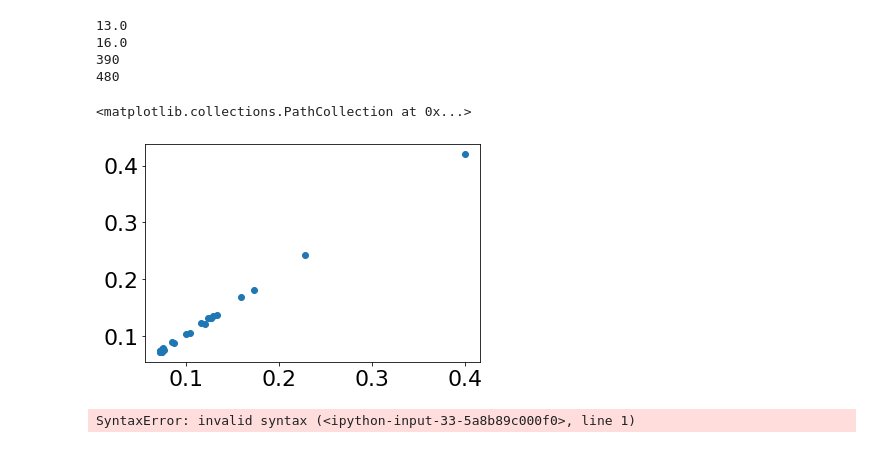
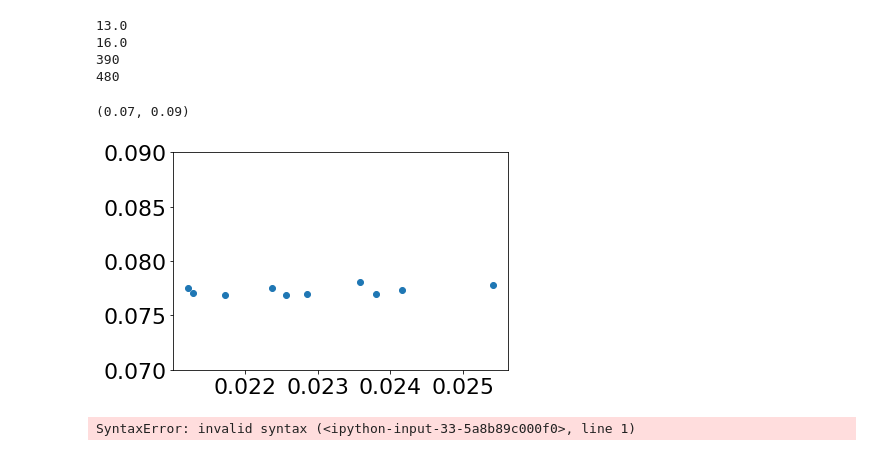
Before and after one commit to travers-rhodes/IROS2022CurvVAE, a Jupyter notebook: notebooks/REVIEW-FEEDBACK FIG4 200 pts PlotGenerationAndFormatting.ipynb, the cells around one changed output. Cells and saved outputs as stored; diff of their text form; code cells hidden in the pictures.

```diff
--- a/notebooks/REVIEW-FEEDBACK FIG4 200 pts PlotGenerationAndFormatting.ipynb
+++ b/notebooks/REVIEW-FEEDBACK FIG4 200 pts PlotGenerationAndFormatting.ipynb
@@ -446,21 +446,22 @@ print(len(finalfitdataset_curv))
 # %%
 labelcheck = []
 for i,dat in enumerate(all_traintesterrors):
     (beta,gamma,latentdim,lr,savedir)=all_models[i]
     dat = np.array(dat)
     okinds = np.arange(len(dat)) > (len(dat)-2) # (dat[:,1] < 0.3) *
     train = dat[okinds,1]
     test = dat[okinds,2]
     #if lr == "0.0001" or lr == "5e-05":
     #    continue
     #print(beta)
-    if gamma == "1.0":
+    if beta == "0.001" and lr == "0.0001":
         labelcheck.append((train,test))
 labelcheck = np.array(labelcheck)
 plt.scatter(labelcheck[:,0], labelcheck[:,1])
+plt.ylim(0.070,0.09)
 # %% [output]
-<matplotlib.collections.PathCollection at 0x...>
+(0.07, 0.09)
-[figure, old version]
+[figure, new version]
 # %%
 xplotvals =
 mean_prediction, std_prediction = gaussian_process.predict(xplotvals, return_std=True)
```
Also changed, not shown: 11 other files.
